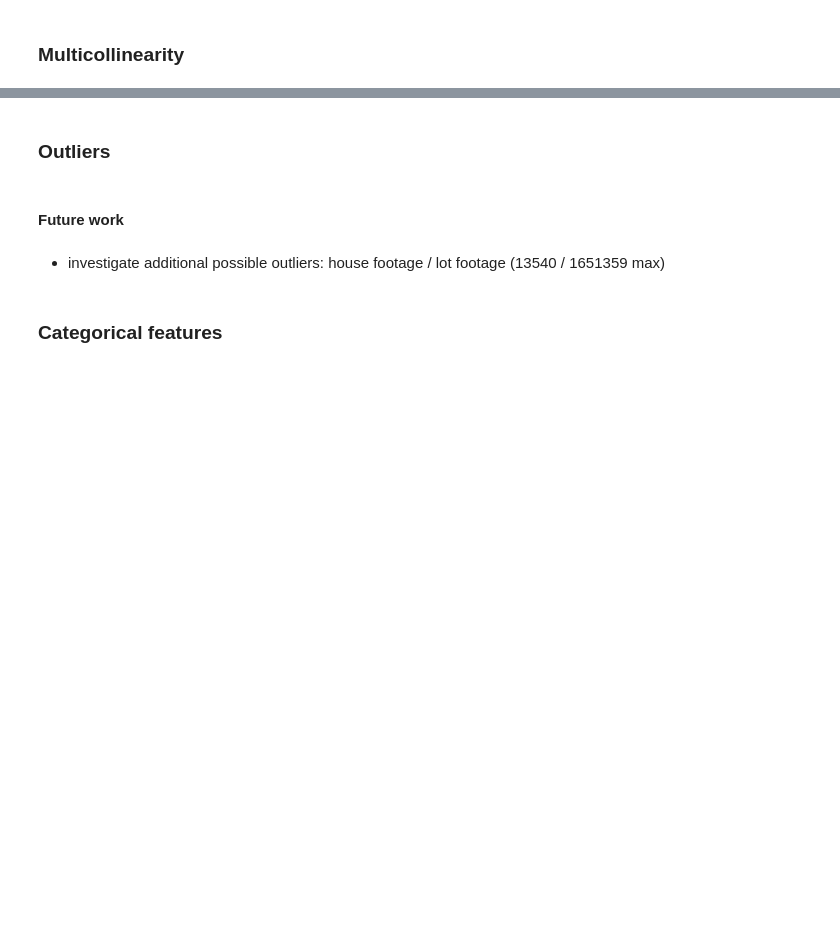
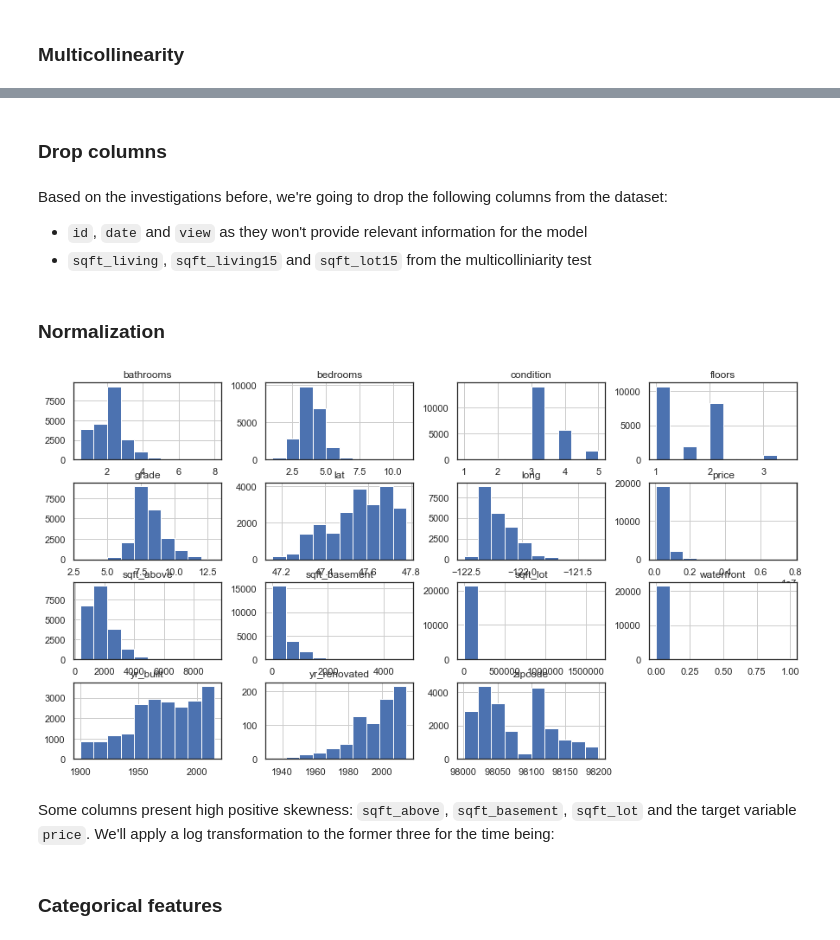
Before and after one commit to bartomolina/dsmod1project, a Jupyter notebook: student.ipynb, the cells around one changed output, grey strips where cells are left out. Saved outputs shown, nothing was run; the diff lists cells and outputs as text; code cells hidden in the pictures; blank space fills up the shorter version.

```diff
--- a/student.ipynb
+++ b/student.ipynb
@@ -338,3 +402,18 @@ sns.heatmap(corr, cmap=cmap, center=0, mask=mask, linewidths=.5, annot=True, cba
+# %% [markdown]
+### Drop columns
+# %% [markdown]
+Based on the investigations before, we're going to drop the following columns from the dataset:
+
+- `id`, `date` and `view` as they won't provide relevant information for the model
+- `sqft_living`, `sqft_living15` and `sqft_lot15` from the multicolliniarity test
+# %%
+df.drop(['id', 'date', 'view', 'sqft_living', 'sqft_living15', 'sqft_lot15'], axis=1, inplace=True)
 # %% [markdown]
-### Outliers
+### Normalization
+# %%
+df.hist(figsize=(15,8));
+# %% [output]
+[figure, added]
+# %% [markdown]
+Some columns present high positive skewness: `sqft_above`, `sqft_basement`, `sqft_lot` and the target variable `price`. We'll apply a log transformation to the former three for the time being:
 # %%
@@ -343,7 +423,3 @@ sns.heatmap(corr, cmap=cmap, center=0, mask=mask, linewidths=.5, annot=True, cba
-# %% [markdown]
-#### Future work
-# %% [markdown]
-- investigate additional possible outliers: house footage / lot footage (13540 / 1651359 max)
 # %% [markdown]
 ### Categorical features
 # %% [markdown]
```
Also changed, not shown: parts of 30 cells of this notebook.
